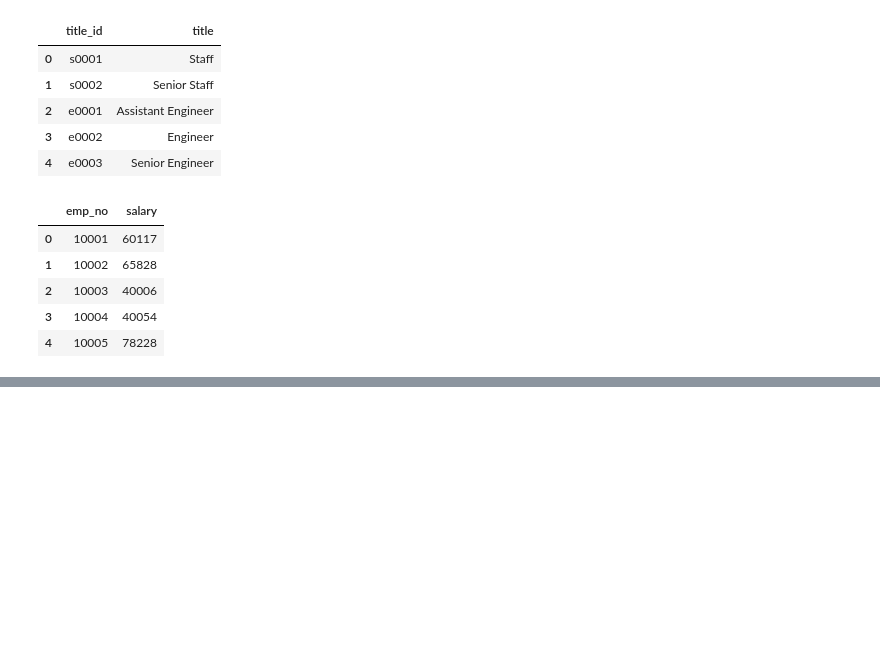
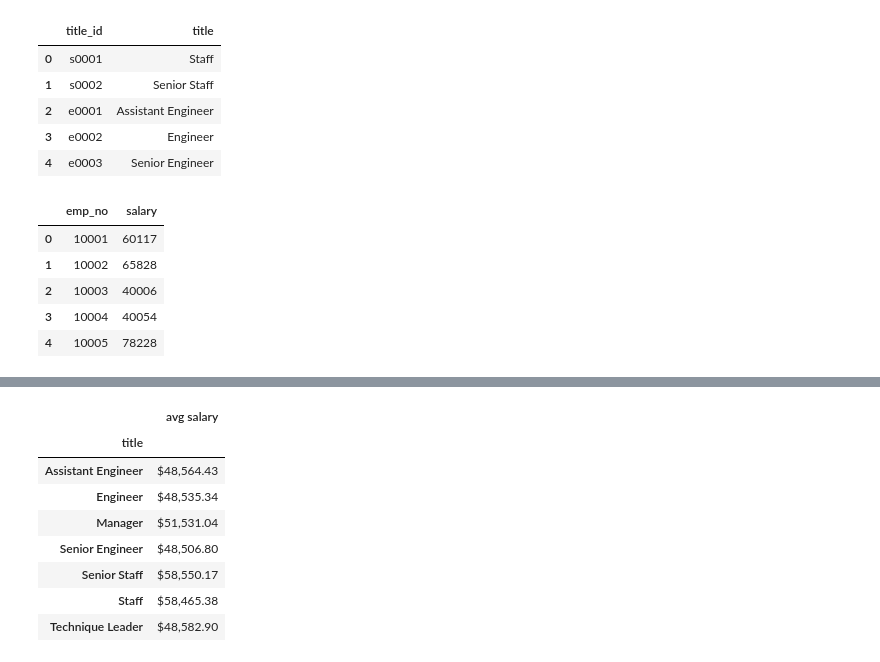
Before and after one commit to mmgrayy/sql-challenge, a Jupyter notebook: EmployeeSQL/SQL_Bonus.ipynb, the cells around one changed output, grey strips where cells are left out. Cells and saved outputs as stored; diff of their text form; code cells hidden in the pictures; blank space fills up the shorter version.

```diff
--- a/EmployeeSQL/SQL_Bonus.ipynb
+++ b/EmployeeSQL/SQL_Bonus.ipynb
@@ -57,0 +93,17 @@ TypeError: 'tuple' object does not support item deletion
+# %%
+#group by
+average = title_salaries_df.groupby("title").mean().round(2)
+
+# --- display formatted average salary dataframe ---
+average.rename(columns={"salary":"avg salary"}, inplace=True)
+average.style.format("${:,.2f}")
+# %% [output]
+|  | avg salary |
+| title |  |
+| Assistant Engineer | $48,564.43 |
+| Engineer | $48,535.34 |
+| Manager | $51,531.04 |
+| Senior Engineer | $48,506.80 |
+| Senior Staff | $58,550.17 |
+| Staff | $58,465.38 |
+| Technique Leader | $48,582.90 |
```
Also changed, not shown: parts of 7 cells of this notebook, 1 other file.
